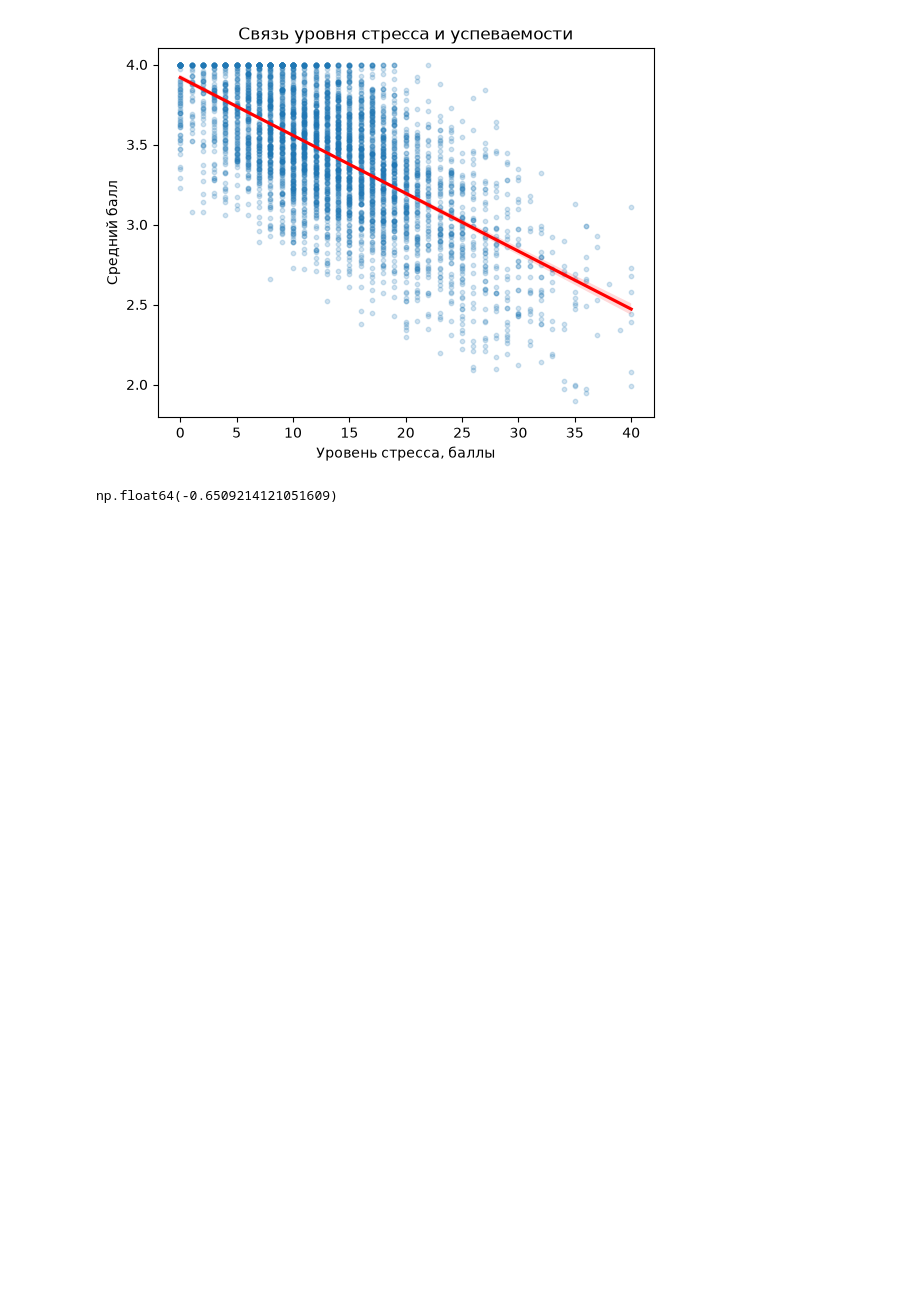
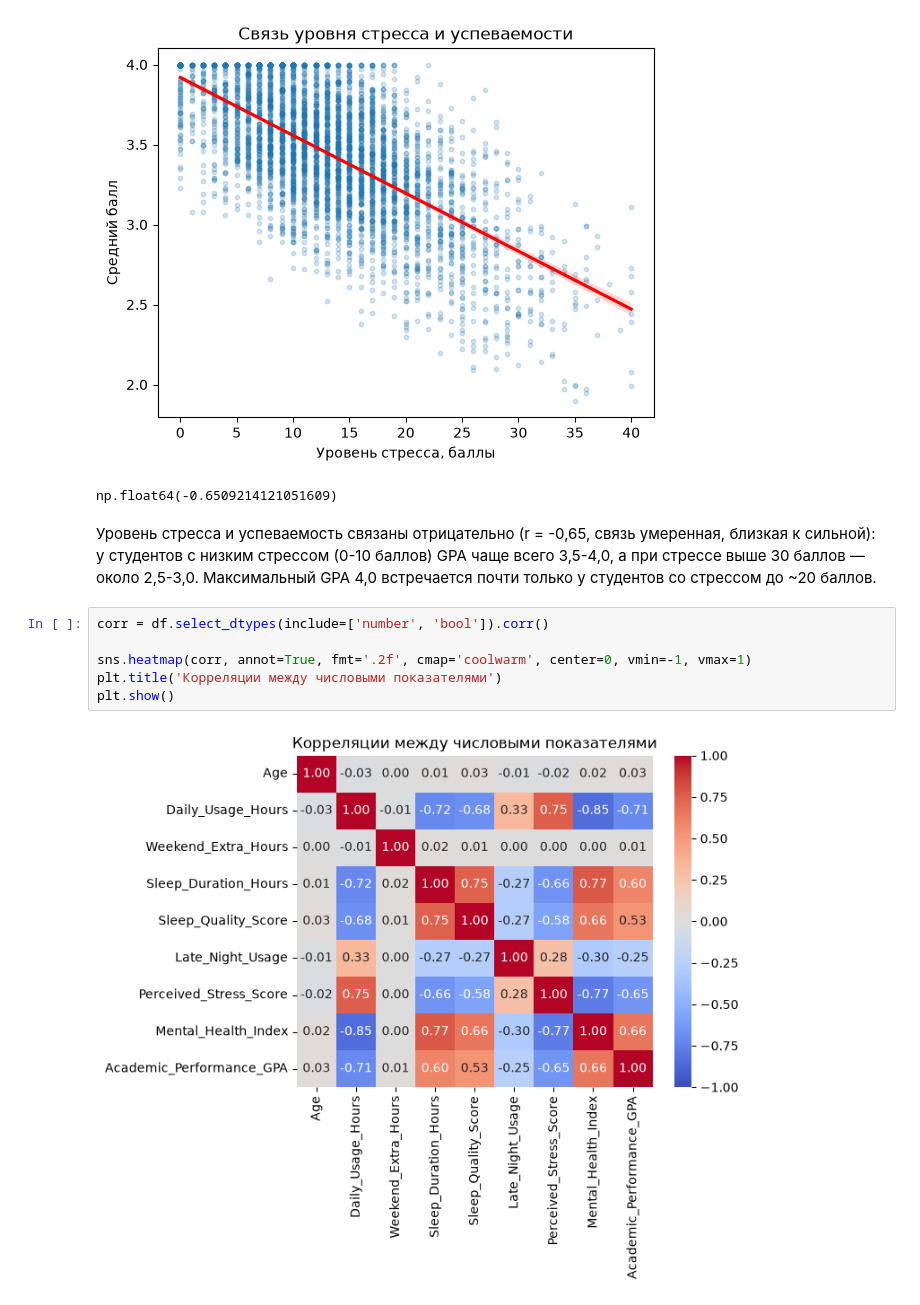
Before and after one commit to novikovmat/social-media-analysis, a Jupyter notebook: SocialMediaAnalysis.ipynb, the cells around one changed output. Saved outputs shown, nothing was run; the diff lists cells and outputs as text; blank space fills up the shorter version.

```diff
--- a/SocialMediaAnalysis.ipynb
+++ b/SocialMediaAnalysis.ipynb
@@ -291,3 +292,13 @@ df['Perceived_Stress_Score'].corr(df['Academic_Performance_GPA'])
 # %% [output]
 [figure]
 np.float64(-0.6509214121051609)
+# %% [markdown]
+Уровень стресса и успеваемость связаны отрицательно (r = -0,65, связь умеренная, близкая к сильной): у студентов с низким стрессом (0-10 баллов) GPA чаще всего 3,5-4,0, а при стрессе выше 30 баллов — около 2,5-3,0. Максимальный GPA 4,0 встречается почти только у студентов со стрессом до ~20 баллов.
+# %%
+corr = df.select_dtypes(include=['number', 'bool']).corr()
+
+sns.heatmap(corr, annot=True, fmt='.2f', cmap='coolwarm', center=0, vmin=-1, vmax=1)
+plt.title('Корреляции между числовыми показателями')
+plt.show()
+# %% [output]
+[figure, added]
```
Also changed, not shown: parts of 6 cells of this notebook.
